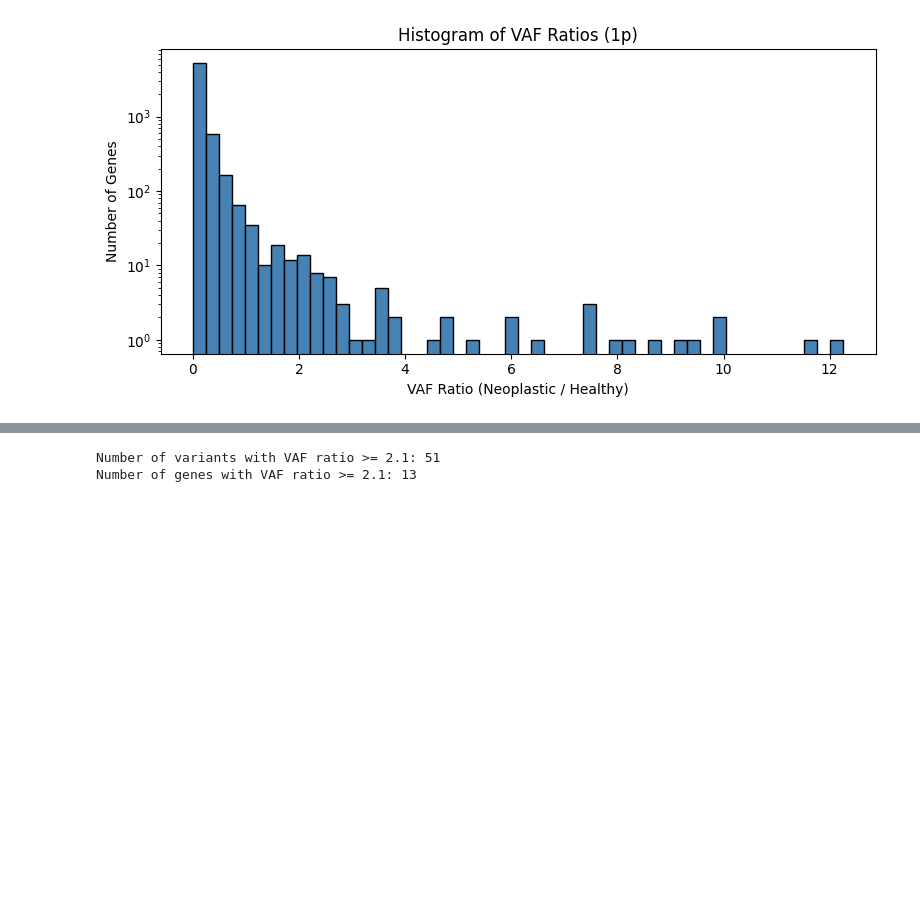
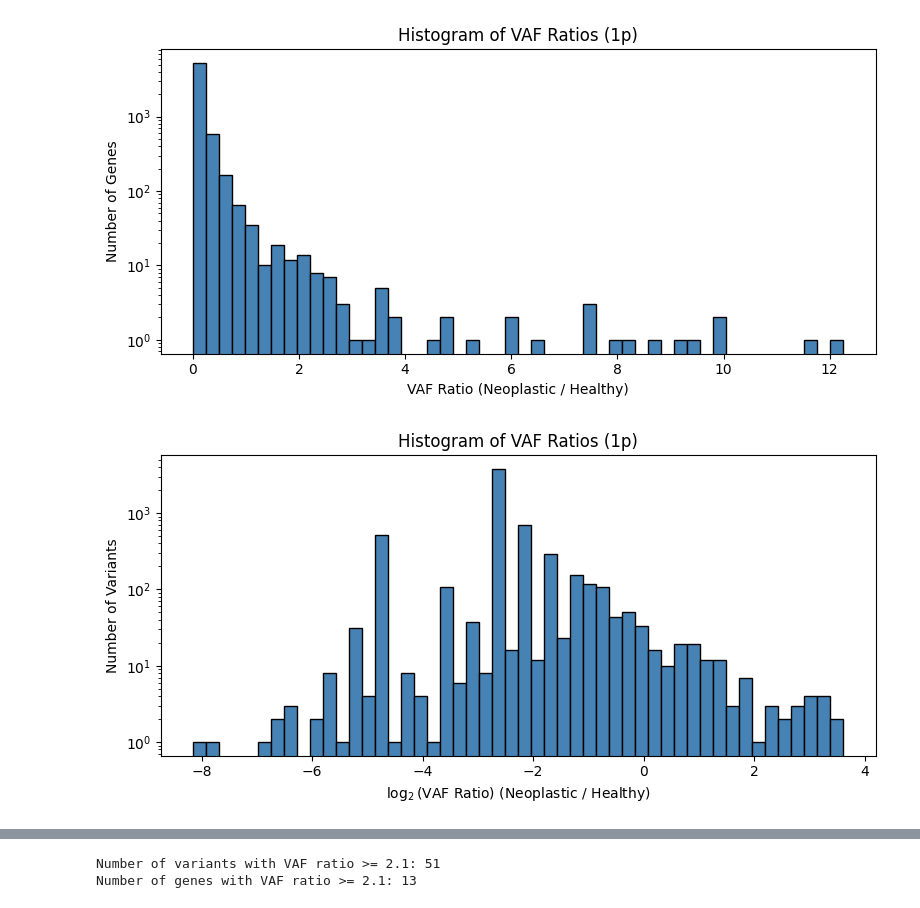
Before and after one commit to pachterlab/RLSRP_2025, a Jupyter notebook: notebooks/Fig1_single_cell_analysis.ipynb, the cells around one changed output, grey strips where cells are left out. Cells and saved outputs as stored; diff of their text form; code cells hidden in the pictures; blank space fills up the shorter version.

```diff
--- a/notebooks/Fig1_single_cell_analysis.ipynb
+++ b/notebooks/Fig1_single_cell_analysis.ipynb
@@ -425,3 +428,20 @@ plt.tight_layout()
 plt.show()
 # %% [output]
 [figure]
+# %%
+import math
+log_ratios = [math.log2(x) for x in ratios_sorted]
+
+plt.figure(figsize=(8, 4))
+plt.hist(log_ratios, bins=50, color='steelblue', edgecolor='black')
+plt.xlabel(r"$\log_{2}(\mathrm{VAF\ Ratio)\ (Neoplastic\ /\ Healthy)}$")
+plt.ylabel("Number of Variants")
+# plt.xscale('log')
+plt.yscale('log')
+plt.title("Histogram of VAF Ratios (1p)")
+plt.tight_layout()
+
+plt.savefig(os.path.join(out_dir, "histogram_vaf_ratios_1p.png"), dpi=300)
+plt.show()
+# %% [output]
+[figure, added]
```
Also changed, not shown: parts of 9 cells of this notebook, 4 other files.
